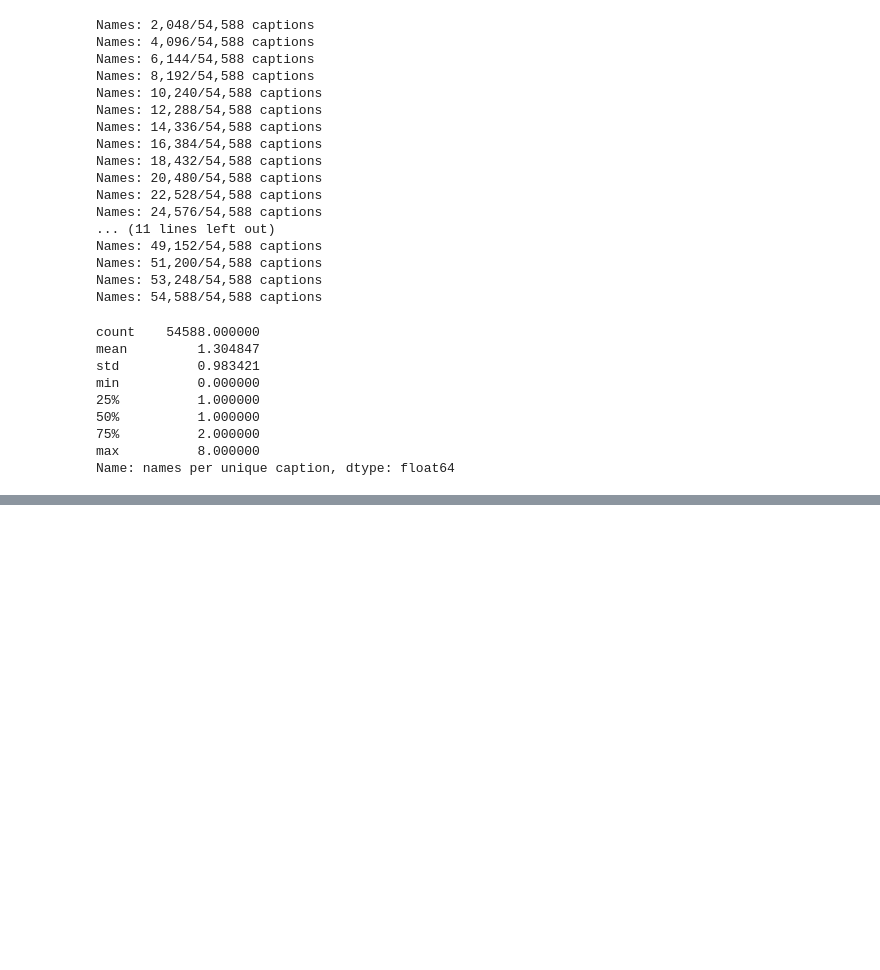
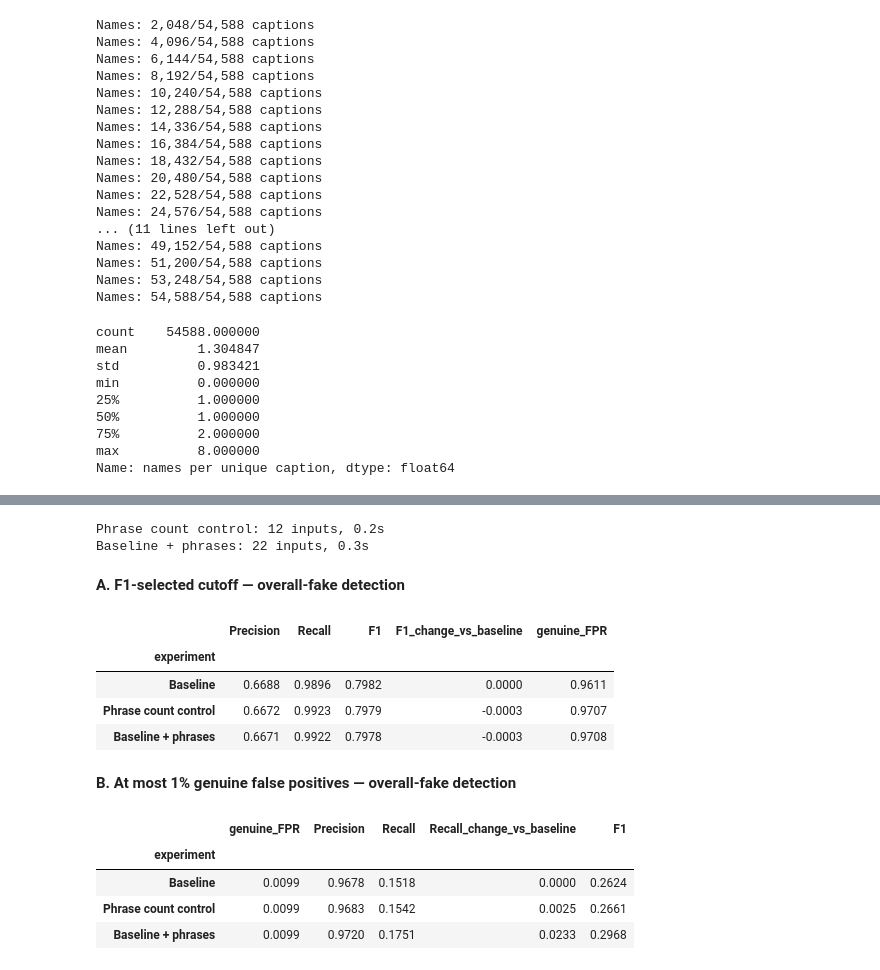
Before and after one commit to mfchloe/bt4012-team12, a Jupyter notebook: notebooks/07_multimodal_analysis.ipynb, the cells around one changed output, grey strips where cells are left out. Cells and saved outputs as stored; diff of their text form; code cells hidden in the pictures; blank space fills up the shorter version.

```diff
--- a/notebooks/07_multimodal_analysis.ipynb
+++ b/notebooks/07_multimodal_analysis.ipynb
@@ -1071,0 +710,32 @@ All exports contain `row_id` plus finite feature columns, with availability indi
+# %%
+# Join features by pair ID, preserving the same examples for every comparison.
+joined = {}
+for split in ["train_sample", "validation"]:
+    rows = data[split]
+    frame = rows.copy()
+    for group_features in feature_groups.values():
+        frame = frame.merge(group_features, on="row_id", how="left", validate="one_to_one", sort=False)
+    assert frame.row_id.tolist() == rows.row_id.tolist()
+    joined[split] = frame
+train, val = joined["train_sample"], joined["validation"]
+assert not (set(train.id) & set(val.id)), "Training/validation article overlap"
+
+group_columns = {name: [c for c in frame if c != "row_id"] for name, frame in feature_groups.items()}
+assert set(group_columns) == {"phrases", "names"}
+controls = {
+    "phrases": [c for c in group_columns["phrases"] if c.endswith(("_count", "_missing"))],
+    "names": [c for c in group_columns["names"] if c.endswith(("_count", "_available"))],
+}
+BASE = CLIP_COLUMNS + FACE_COLUMNS
+experiments = {
+    "Baseline": BASE,
+    "Phrase count control": BASE + controls["phrases"],
+    "Baseline + phrases": BASE + group_columns["phrases"],
+    "Name count control": BASE + controls["names"],
+    "Baseline + names": BASE + group_columns["names"],
+}
+for columns in experiments.values():
+    assert len(columns) == len(set(columns))
+    assert np.isfinite(train[columns].to_numpy()).all() and np.isfinite(val[columns].to_numpy()).all()
+genuine = val.is_fake.to_numpy() == 0
+assert genuine.any()
@@ -1071,0 +853,20 @@ All exports contain `row_id` plus finite feature columns, with availability indi
+# %%
+for name in ["Phrase count control", "Baseline + phrases"]:
+    run_experiment(name)
+results, low_fpr_results = evaluate_experiments()
+show_comparison(["Baseline", "Phrase count control", "Baseline + phrases"])
+# %% [output]
+Phrase count control: 12 inputs, 0.2s
+Baseline + phrases: 22 inputs, 0.3s
+**A. F1-selected cutoff — overall-fake detection**
+|  | Precision | Recall | F1 | F1_change_vs_baseline | genuine_FPR |
+| experiment |  |  |  |  |  |
+| Baseline | 0.6688 | 0.9896 | 0.7982 | 0.0000 | 0.9611 |
+| Phrase count control | 0.6672 | 0.9923 | 0.7979 | -0.0003 | 0.9707 |
+| Baseline + phrases | 0.6671 | 0.9922 | 0.7978 | -0.0003 | 0.9708 |
+**B. At most 1% genuine false positives — overall-fake detection**
+|  | genuine_FPR | Precision | Recall | Recall_change_vs_baseline | F1 |
+| experiment |  |  |  |  |  |
+| Baseline | 0.0099 | 0.9678 | 0.1518 | 0.0000 | 0.2624 |
+| Phrase count control | 0.0099 | 0.9683 | 0.1542 | 0.0025 | 0.2661 |
+| Baseline + phrases | 0.0099 | 0.9720 | 0.1751 | 0.0233 | 0.2968 |
```
Also changed, not shown: parts of 40 cells of this notebook, 1 other file.
